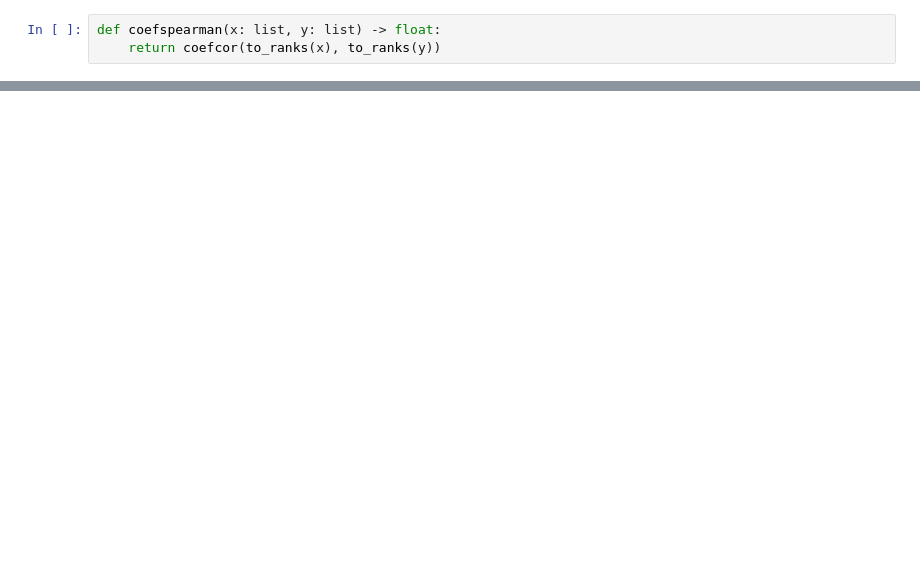
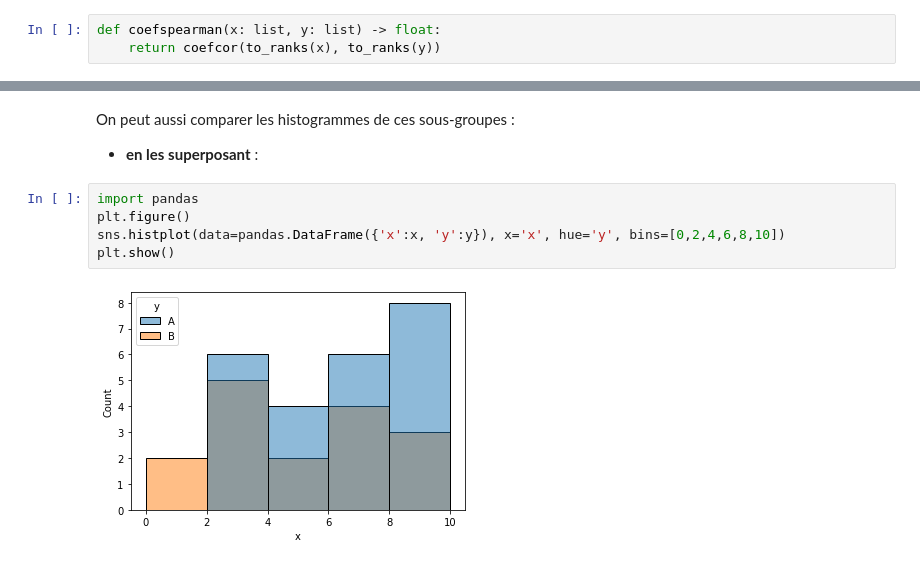
Before and after one commit to tom512000/statistiques-descriptives, a Jupyter notebook: 2 - Description bivariée.ipynb, the cells around one changed output, grey strips where cells are left out. Saved outputs shown, nothing was run; the diff lists cells and outputs as text; blank space fills up the shorter version.

```diff
--- a/2 - Description bivariée.ipynb
+++ b/2 - Description bivariée.ipynb
@@ -246,0 +345,10 @@ lorsqu’il est proche de 1 ou -1, on peut conclure à l’existence d’un tel
+# %% [markdown]
+On peut aussi comparer les histogrammes de ces sous-groupes :
+- **en les superposant** :
+# %%
+import pandas
+plt.figure()
+sns.histplot(data=pandas.DataFrame({'x':x, 'y':y}), x='x', hue='y', bins=[0,2,4,6,8,10])
+plt.show()
+# %% [output]
+[figure, added]
```
Also changed, not shown: parts of 73 cells of this notebook.
